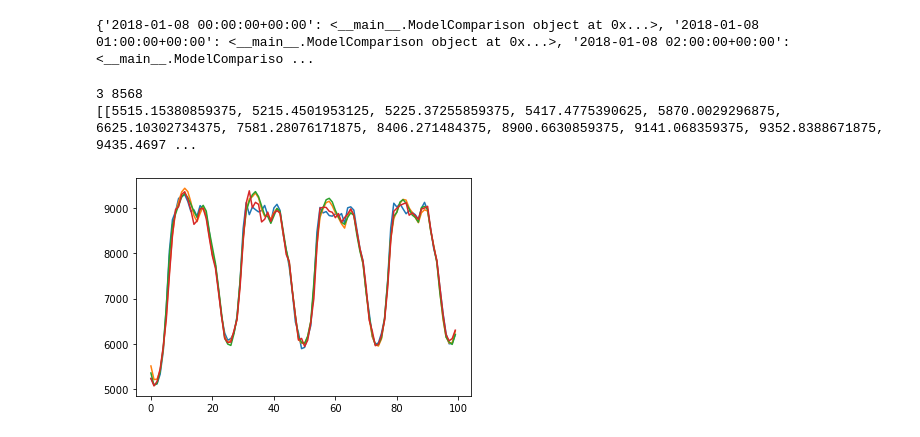
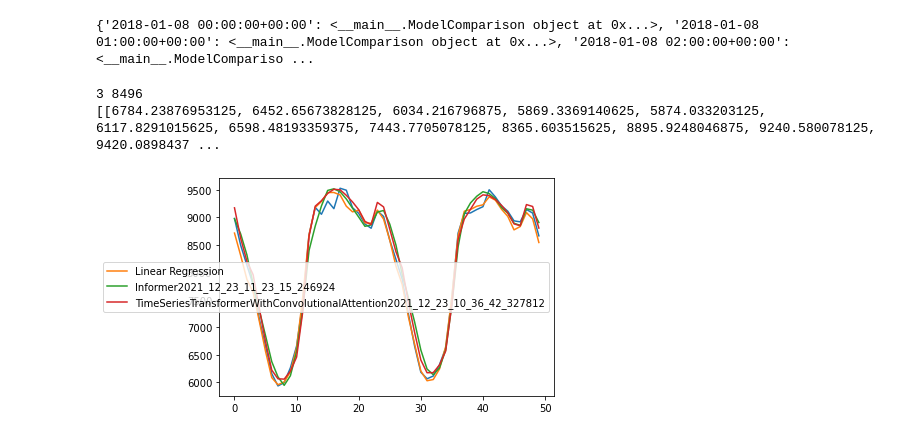
Before and after one commit to KIT-IAI/Transformer-Networks-for-Electrical-Load-Time-Series-Forecasting, a Jupyter notebook: notebooks/model_results_combination.ipynb, the cells around one changed output. Cells and saved outputs as stored; diff of their text form; code cells hidden in the pictures.

```diff
--- a/notebooks/model_results_combination.ipynb
+++ b/notebooks/model_results_combination.ipynb
@@ -6,11 +6,23 @@ from typing import List, Dict
 import matplotlib.pyplot as plt
 
 model_ids: List[str] = [
-    'SimpleNeuralNet2021_12_02_11_51_54_168646',
-    'SimpleNeuralNet2021_12_02_11_11_55_435483',
-    'LinearRegression2021_12_02_12_25_39_613388'
+     'LinearRegression2021_12_23_11_28_53_508295',
+'Informer2021_12_23_11_23_15_246924',
+     'TimeSeriesTransformerWithConvolutionalAttention2021_12_23_10_36_42_327812',
+   # 'SimpleNeuralNet2021_12_02_11_51_54_168646',
+    # 'SimpleNeuralNet2021_12_02_11_11_55_435483',
+    # 'LinearRegression2021_12_02_12_25_39_613388'
 ]
-labels = ['NeuralNet (1 Layer)', 'NeuralNet (2 Layers)', 'Linear Regression']
+labels = [
+        'Linear Regression',
+'Informer2021_12_23_11_23_15_246924',
+
+         'TimeSeriesTransformerWithConvolutionalAttention2021_12_23_10_36_42_327812',
+
+    # 'NeuralNet (1 Layer)',
+    # 'NeuralNet (2 Layers)',
+    # 'Linear Regression'
+]
 assert len(model_ids) == len(labels)
 
 experiments = []
@@ -77,22 +89,23 @@ save_as_file()
 # %%
 def plot_comparison_by_prediction_horizon(prediction_horizon_length: int, start_index: int, window_size: int):
     l = sorted(date_to_model_comparison.values(), key=lambda c: c.date_of_comparison)
     expected = [e.expected[prediction_horizon_length] for e in l]
     plt.plot(expected[start_index:start_index + window_size])
 
     predictions = [[] for _ in range(0, len(experiments))]
     for e in l:
         for i, p in enumerate(model_ids):
             predictions[i].append(e.model_predictions[p][prediction_horizon_length])
-    for p in predictions:
-        plt.plot(p[start_index:start_index + window_size])
+    for i, p in enumerate(predictions):
+        plt.plot(p[start_index:start_index + window_size], label=labels[i])
     print(len(predictions), len(predictions[0]))
     print(predictions)
+    plt.legend()
     plt.show()
 
 
-plot_comparison_by_prediction_horizon(0, 0, 100)
+plot_comparison_by_prediction_horizon(22, 500, 50)
 # %% [output]
-3 8568
-[[5515.15380859375, 5215.4501953125, 5225.37255859375, 5417.4775390625, 5870.0029296875, 6625.10302734375, 7581.28076171875, 8406.271484375, 8900.6630859375, 9141.068359375, 9352.8388671875, 9435.4697 ...
+3 8496
+[[6784.23876953125, 6452.65673828125, 6034.216796875, 5869.3369140625, 5874.033203125, 6117.8291015625, 6598.48193359375, 7443.7705078125, 8365.603515625, 8895.9248046875, 9240.580078125, 9420.0898437 ...
-[figure, old version]
+[figure, new version]
```
Also changed, not shown: 16 other files.
